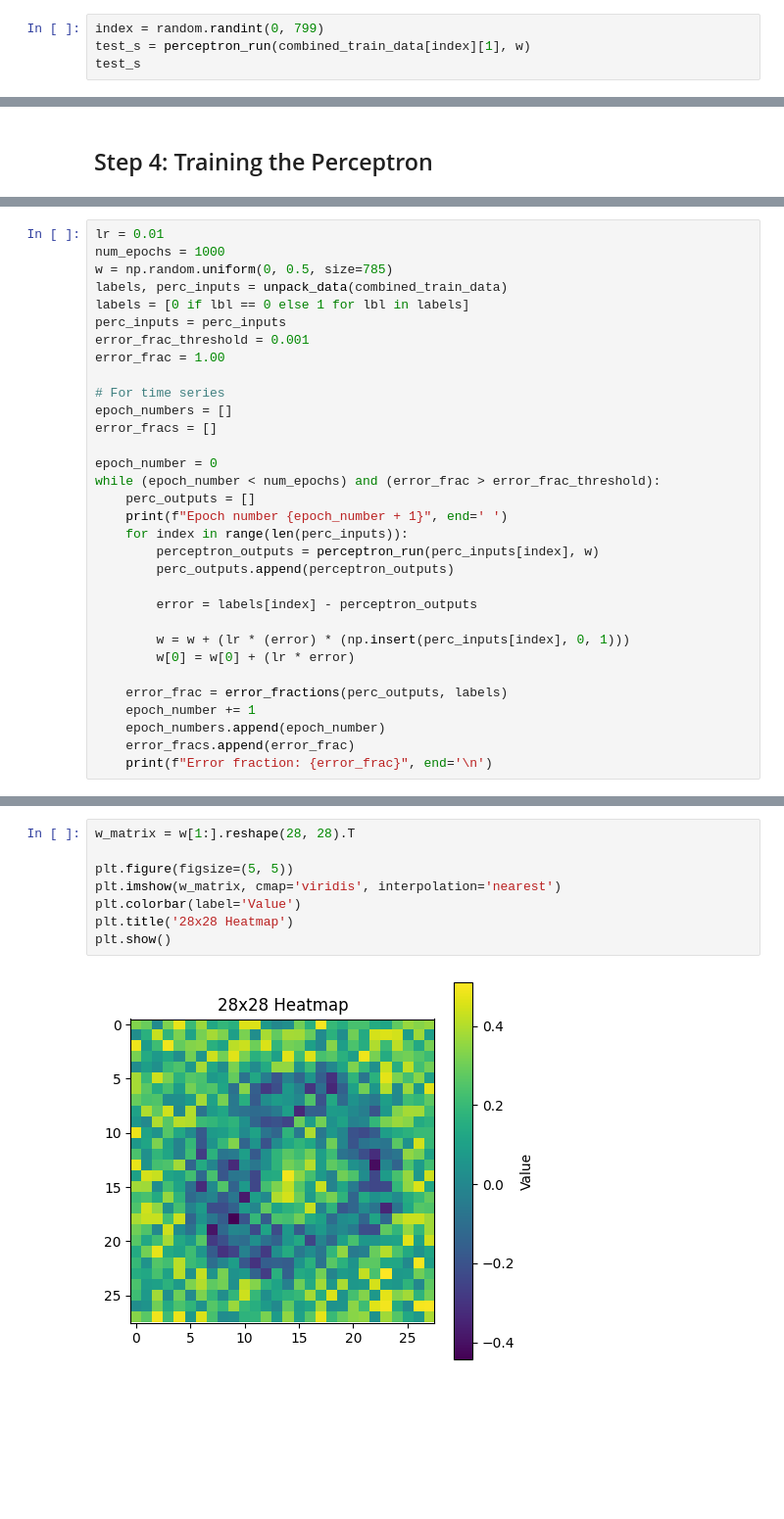
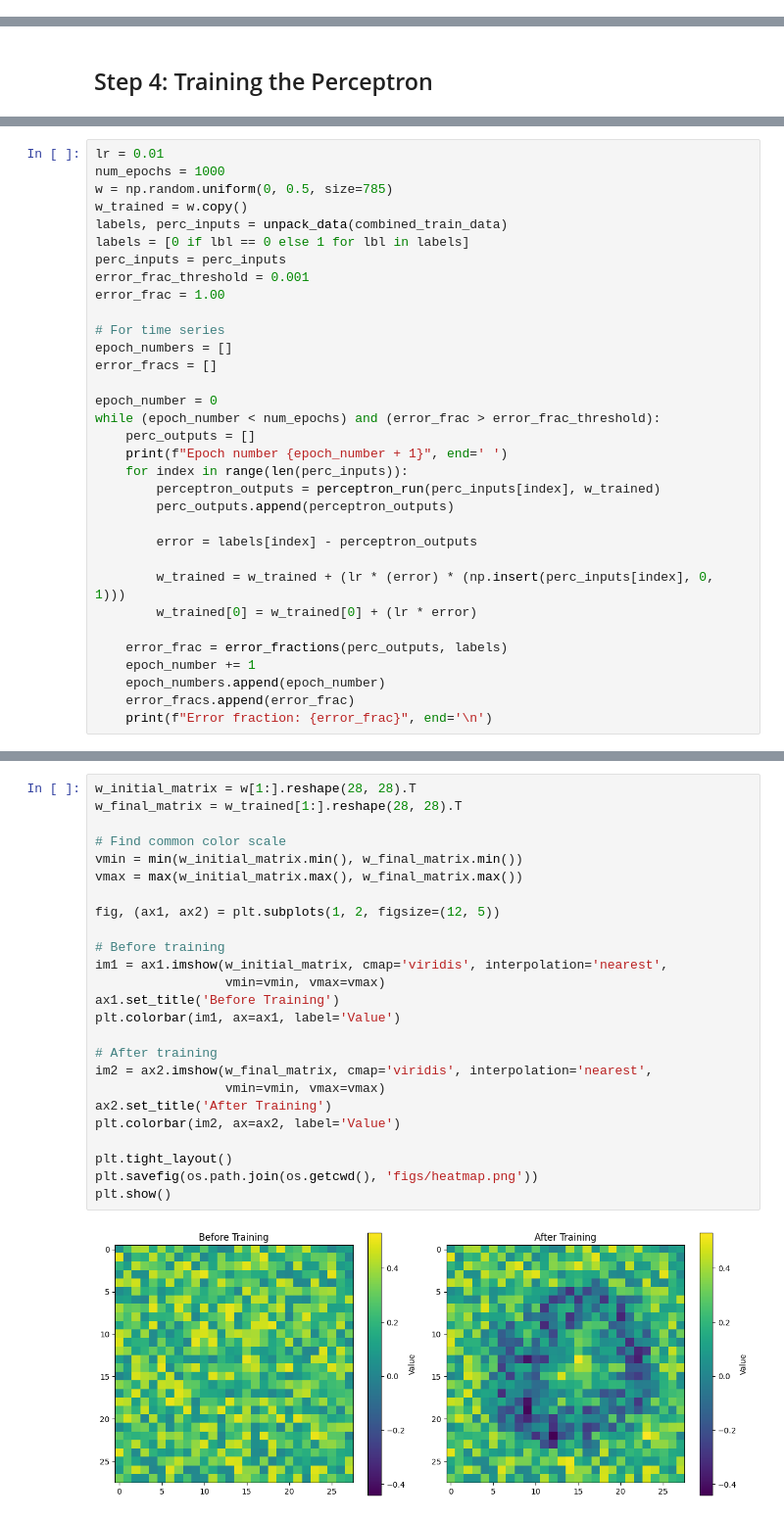
Before and after one commit to Rai1975/Intelligent_Systems, a Jupyter notebook: HW3/perceptron_part1.ipynb, the cells around one changed output, grey strips where cells are left out. Shown at 98% size. Drawn from its saved outputs; the diff is of its cells as text; blank space fills up the shorter version.

```diff
--- a/HW3/perceptron_part1.ipynb
+++ b/HW3/perceptron_part1.ipynb
@@ -124,7 +128,3 @@ def perceptron_run(number_array, w):
     output = 1 if summation > 0 else 0
 
     return output
-# %%
-index = random.randint(0, 799)
-test_s = perceptron_run(combined_train_data[index][1], w)
-test_s
@@ -229,6 +214,7 @@ array([ 0,  0,  0,  0, -1,  0,  0,  0,  0,  0,  0, -1,  0, -1, -1, -1, -1,
 lr = 0.01
 num_epochs = 1000
 w = np.random.uniform(0, 0.5, size=785)
+w_trained = w.copy()
 labels, perc_inputs = unpack_data(combined_train_data)
 labels = [0 if lbl == 0 else 1 for lbl in labels]
 perc_inputs = perc_inputs
@@ -244,13 +230,13 @@ while (epoch_number < num_epochs) and (error_frac > error_frac_threshold):
     perc_outputs = []
     print(f"Epoch number {epoch_number + 1}", end=' ')
     for index in range(len(perc_inputs)):
-        perceptron_outputs = perceptron_run(perc_inputs[index], w)
+        perceptron_outputs = perceptron_run(perc_inputs[index], w_trained)
         perc_outputs.append(perceptron_outputs)
 
         error = labels[index] - perceptron_outputs
 
-        w = w + (lr * (error) * (np.insert(perc_inputs[index], 0, 1)))
-        w[0] = w[0] + (lr * error)
+        w_trained = w_trained + (lr * (error) * (np.insert(perc_inputs[index], 0, 1)))
+        w_trained[0] = w_trained[0] + (lr * error)
 
     error_frac = error_fractions(perc_outputs, labels)
     epoch_number += 1
@@ -390,10 +375,27 @@ Perceptron Prediction: 9
 # %%
-w_matrix = w[1:].reshape(28, 28).T
+w_initial_matrix = w[1:].reshape(28, 28).T
+w_final_matrix = w_trained[1:].reshape(28, 28).T
 
-plt.figure(figsize=(5, 5))
-plt.imshow(w_matrix, cmap='viridis', interpolation='nearest')
-plt.colorbar(label='Value')
-plt.title('28x28 Heatmap')
+# Find common color scale
+vmin = min(w_initial_matrix.min(), w_final_matrix.min())
+vmax = max(w_initial_matrix.max(), w_final_matrix.max())
+
+fig, (ax1, ax2) = plt.subplots(1, 2, figsize=(12, 5))
+
+# Before training
+im1 = ax1.imshow(w_initial_matrix, cmap='viridis', interpolation='nearest',
+                 vmin=vmin, vmax=vmax)
+ax1.set_title('Before Training')
+plt.colorbar(im1, ax=ax1, label='Value')
+
+# After training
+im2 = ax2.imshow(w_final_matrix, cmap='viridis', interpolation='nearest',
+                 vmin=vmin, vmax=vmax)
+ax2.set_title('After Training')
+plt.colorbar(im2, ax=ax2, label='Value')
+
+plt.tight_layout()
+plt.savefig(os.path.join(os.getcwd(), 'figs/heatmap.png'))
 plt.show()
 # %% [output]
-[figure, old version]
+[figure, new version]
```
Also changed, not shown: parts of 18 cells of this notebook, 8 other files.
